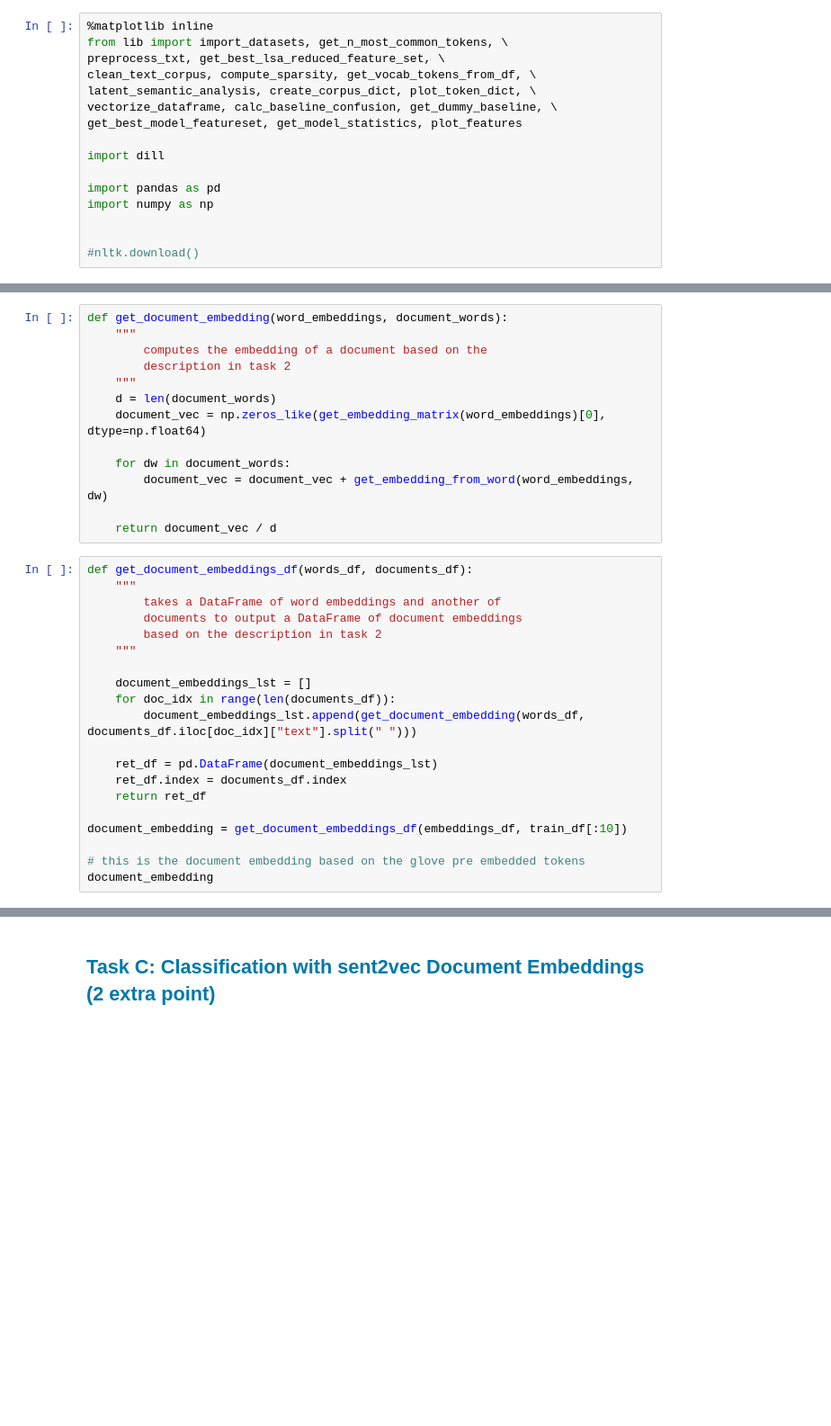
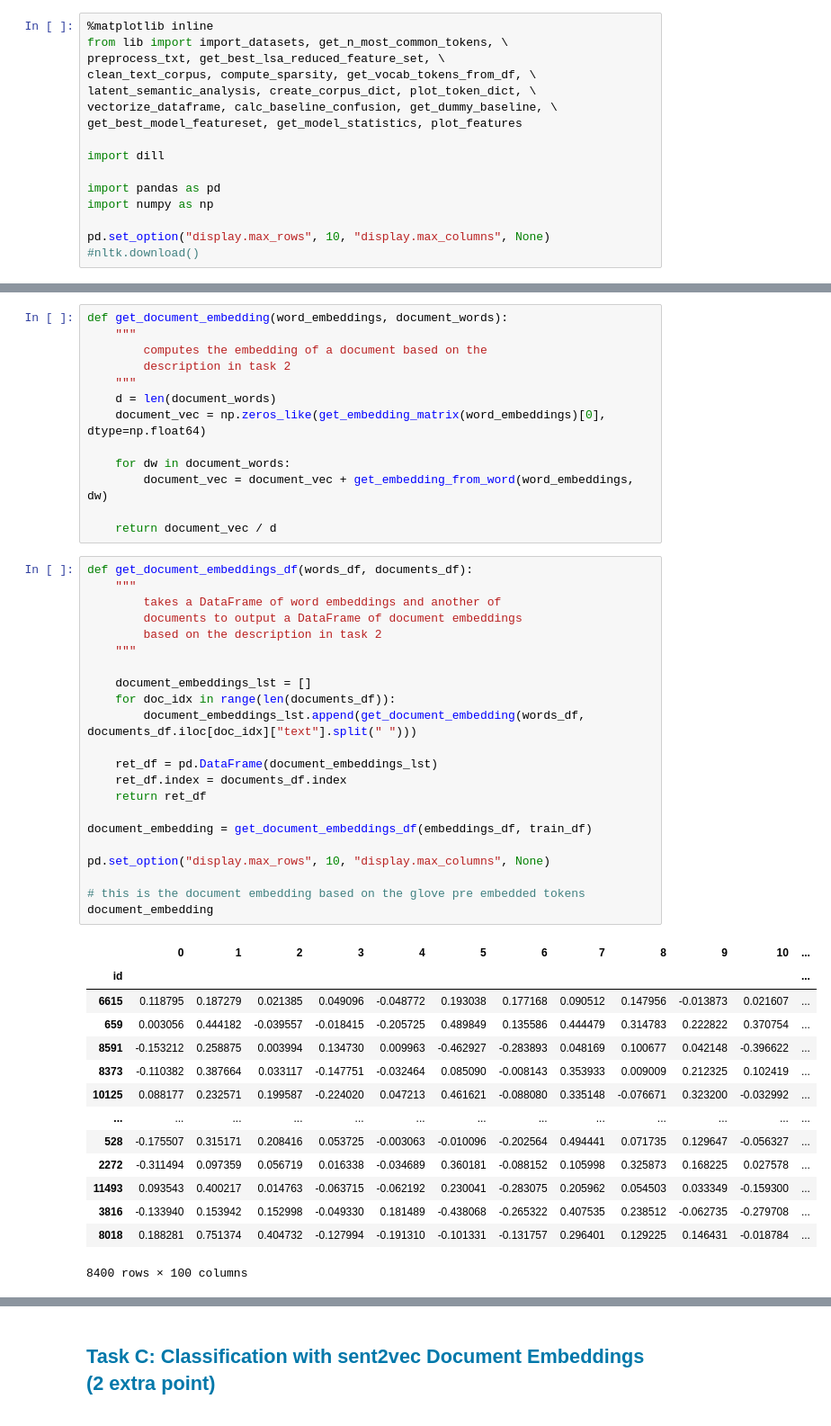
Before and after one commit to floxo115/nlp_assignment2, a Jupyter notebook: Assignment2.ipynb, the cells around one changed output, grey strips where cells are left out. Shown at 90% size. Cells and saved outputs as stored; diff of their text form; blank space fills up the shorter version.

```diff
--- a/Assignment2.ipynb
+++ b/Assignment2.ipynb
@@ -490,7 +490,7 @@ import dill
 import pandas as pd
 import numpy as np
 
-
+pd.set_option("display.max_rows", 10, "display.max_columns", None)
 #nltk.download()
 # %%
 DATASET_SIZE = "small" # "medium"
@@ -597,20 +612,37 @@ def get_document_embedding(word_embeddings, document_words):
 # %%
 def get_document_embeddings_df(words_df, documents_df):
     """
         takes a DataFrame of word embeddings and another of
         documents to output a DataFrame of document embeddings
         based on the description in task 2
     """
 
     document_embeddings_lst = []
     for doc_idx in range(len(documents_df)):
         document_embeddings_lst.append(get_document_embedding(words_df, documents_df.iloc[doc_idx]["text"].split(" ")))
 
     ret_df = pd.DataFrame(document_embeddings_lst)
     ret_df.index = documents_df.index
     return ret_df
 
-document_embedding = get_document_embeddings_df(embeddings_df, train_df[:10])
+document_embedding = get_document_embeddings_df(embeddings_df, train_df)
+
+pd.set_option("display.max_rows", 10, "display.max_columns", None)
 
 # this is the document embedding based on the glove pre embedded tokens
 document_embedding
+# %% [output]
+|  | 0 | 1 | 2 | 3 | 4 | 5 | 6 | 7 | 8 | 9 | 10 | ... |
+| id |  |  |  |  |  |  |  |  |  |  |  | ... |
+| 6615 | 0.118795 | 0.187279 | 0.021385 | 0.049096 | -0.048772 | 0.193038 | 0.177168 | 0.090512 | 0.147956 | -0.013873 | 0.021607 | ... |
+| 659 | 0.003056 | 0.444182 | -0.039557 | -0.018415 | -0.205725 | 0.489849 | 0.135586 | 0.444479 | 0.314783 | 0.222822 | 0.370754 | ... |
+| 8591 | -0.153212 | 0.258875 | 0.003994 | 0.134730 | 0.009963 | -0.462927 | -0.283893 | 0.048169 | 0.100677 | 0.042148 | -0.396622 | ... |
+| 8373 | -0.110382 | 0.387664 | 0.033117 | -0.147751 | -0.032464 | 0.085090 | -0.008143 | 0.353933 | 0.009009 | 0.212325 | 0.102419 | ... |
+| 10125 | 0.088177 | 0.232571 | 0.199587 | -0.224020 | 0.047213 | 0.461621 | -0.088080 | 0.335148 | -0.076671 | 0.323200 | -0.032992 | ... |
+| ... | ... | ... | ... | ... | ... | ... | ... | ... | ... | ... | ... | ... |
+| 528 | -0.175507 | 0.315171 | 0.208416 | 0.053725 | -0.003063 | -0.010096 | -0.202564 | 0.494441 | 0.071735 | 0.129647 | -0.056327 | ... |
+| 2272 | -0.311494 | 0.097359 | 0.056719 | 0.016338 | -0.034689 | 0.360181 | -0.088152 | 0.105998 | 0.325873 | 0.168225 | 0.027578 | ... |
+| 11493 | 0.093543 | 0.400217 | 0.014763 | -0.063715 | -0.062192 | 0.230041 | -0.283075 | 0.205962 | 0.054503 | 0.033349 | -0.159300 | ... |
+| 3816 | -0.133940 | 0.153942 | 0.152998 | -0.049330 | 0.181489 | -0.438068 | -0.265322 | 0.407535 | 0.238512 | -0.062735 | -0.279708 | ... |
+| 8018 | 0.188281 | 0.751374 | 0.404732 | -0.127994 | -0.191310 | -0.101331 | -0.131757 | 0.296401 | 0.129225 | 0.146431 | -0.018784 | ... |
+8400 rows × 100 columns
```
Also changed, not shown: parts of 8 cells of this notebook, 1 other file.
